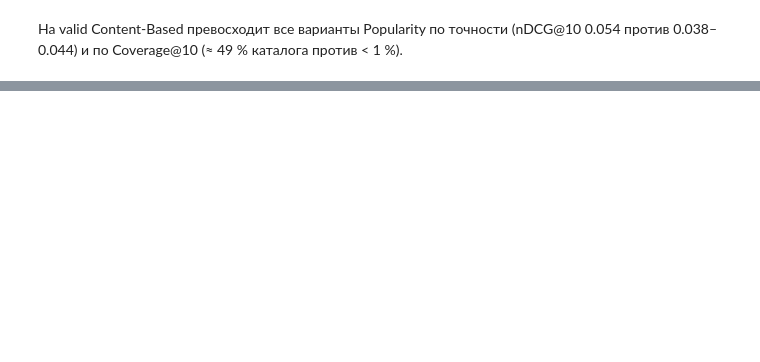
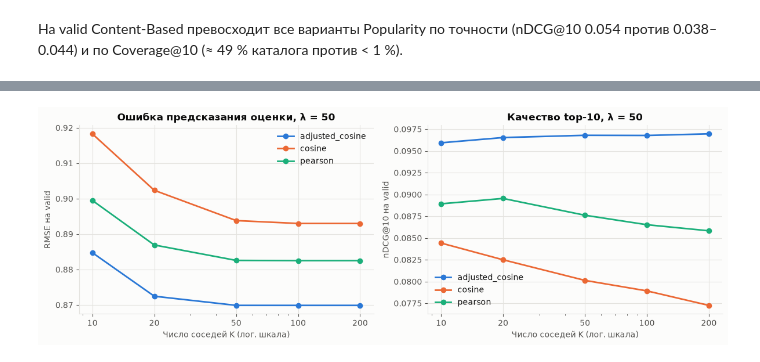
Before and after one commit to a-kapset/Rec_Systems_HW1, a Jupyter notebook: notebooks/goodbooks_recsys.ipynb, the cells around one changed output, grey strips where cells are left out. Cells and saved outputs as stored; diff of their text form; code cells hidden in the pictures; blank space fills up the shorter version.

```diff
--- a/notebooks/goodbooks_recsys.ipynb
+++ b/notebooks/goodbooks_recsys.ipynb
@@ -414,0 +484,24 @@ valid_comparison
+# %%
+valid_users = inner.test["user_id"].to_numpy()
+valid_books = inner.test["book_id"].to_numpy()
+valid_ratings = inner.test["rating"].to_numpy()
+rows = []
+for kind in ("cosine", "adjusted_cosine", "pearson"):
+    for shrinkage in (0, 10, 50, 100):
+        model = ItemCF(kind, n_neighbors=10, shrinkage=shrinkage).fit(inner.train)
+        for k in (10, 20, 50, 100, 200):
+            model.set_n_neighbors(k)
+            prediction = model.predict(valid_users, valid_books)
+            result = evaluation.evaluate(model, valid_set, ks=(10,)).iloc[0]
+            rows.append(
+                {
+                    "similarity": kind,
+                    "shrinkage": shrinkage,
+                    "k": k,
+                    "rmse": metrics.rmse(valid_ratings, prediction),
+                    "mae": metrics.mae(valid_ratings, prediction),
+                    **result[columns],
+                }
+            )
+item_cf_grid = pd.DataFrame(rows)
+item_cf_grid.pivot_table(index=["similarity", "shrinkage"], columns="k", values=["rmse", "ndcg"])
@@ -414,0 +533,5 @@ valid_comparison
+# %%
+fig = plots.plot_item_cf_grid(item_cf_grid, config.ITEM_CF_SHRINKAGE)
+plt.show()
+# %% [output]
+[figure, added]
```
Also changed, not shown: parts of 24 cells of this notebook, 7 other files.
